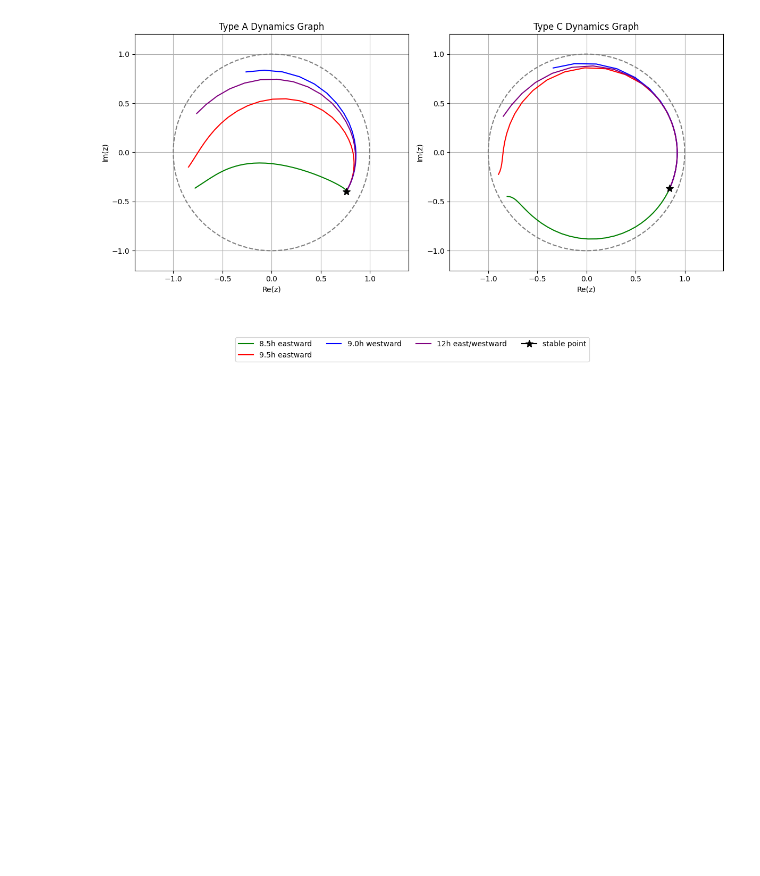
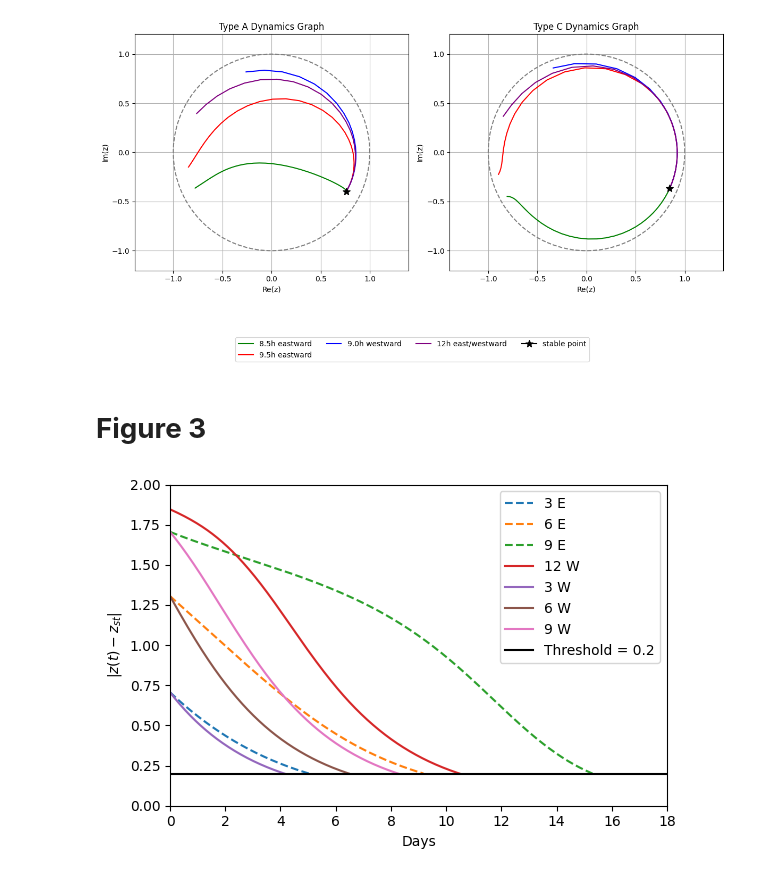
Before and after one commit to EricW358/GazzolaLabMLProject, a Jupyter notebook: Oscillatory-Neuron.ipynb, the cells around one changed output. Cells and saved outputs as stored; diff of their text form; code cells hidden in the pictures; blank space fills up the shorter version.

Commit message:
Installed some thing and coded figure 3

```diff
--- a/Oscillatory-Neuron.ipynb
+++ b/Oscillatory-Neuron.ipynb
@@ -155,3 +157,50 @@ plt.tight_layout(rect=[0, 0.1, 1, 1])  # Leave space for the legend
 plt.show()
 # %% [output]
 [figure]
+# %% [markdown]
+# **Figure 3**
+# %%
+Delta = 3.8 * 10 ** -3
+Omega = 1.4 * Delta
+K = 4.5 * Delta
+F = 3.5 * Delta
+t_span = (0, 400)  # Time span for the simulation
+t_eval = np.linspace(*t_span, 1000)  # Evaluation points
+sol = solve_reduced_dynamics(K, F, Delta, Omega, -0.5-0.5j, t_span, t_eval)
+z = sol.y[0]
+# Filter to include only points within the unit circle
+mask = np.abs(z) <= 1  # Keep points where |z| <= 1
+z_filtered = z[mask]
+# Find stable point
+stable_point_real = z_filtered.real[-1]
+stable_point_imag = z_filtered.imag[-1]
+travel_points = [-3, -6, -9, 12, 3, 6, 9]
+
+plt.figure(figsize=(6, 4))
+for val in travel_points:
+    p_change = val * 2 * np.pi / 24
+    z_st = stable_points_real[count] + 1j * stable_points_imag[count]
+    z_0 = z_st * np.exp(1j * p_change)
+    sol = solve_reduced_dynamics(K, F, Delta, Omega, z_0, t_span, t_eval)
+    z = sol.y[0]
+    t = sol.t
+    #print(t)
+    # Filter to include only points within the unit circle
+    mask = np.abs(z) <= 1  # Keep points where |z| <= 1
+    z_filtered = z[mask]
+    t_filtered = t[mask]
+    condition_mask = np.abs(z_filtered - z_st) > 0.2
+    t_selected = t_filtered[condition_mask]
+    z_selected = z_filtered[condition_mask]
+    linestyle = "-" if val > 0 else "--"
+    plt.plot(t_selected/24, np.abs(z_selected - z_st), linestyle=linestyle, label=f"{abs(val)} {'W' if val > 0 else 'E'}")
+plt.axhline(y=0.2, color='black', linestyle='-', label='Threshold = 0.2')
+plt.ylim(0, 2)
+plt.xlim(0, 18)
+plt.xlabel('Days')
+plt.ylabel(r'$|z(t) - z_{st}|$')
+plt.legend(loc='upper right')
+plt.tight_layout()
+plt.show()
+# %% [output]
+[figure, added]
```
Also changed, not shown: parts of 1 cell of this notebook.
